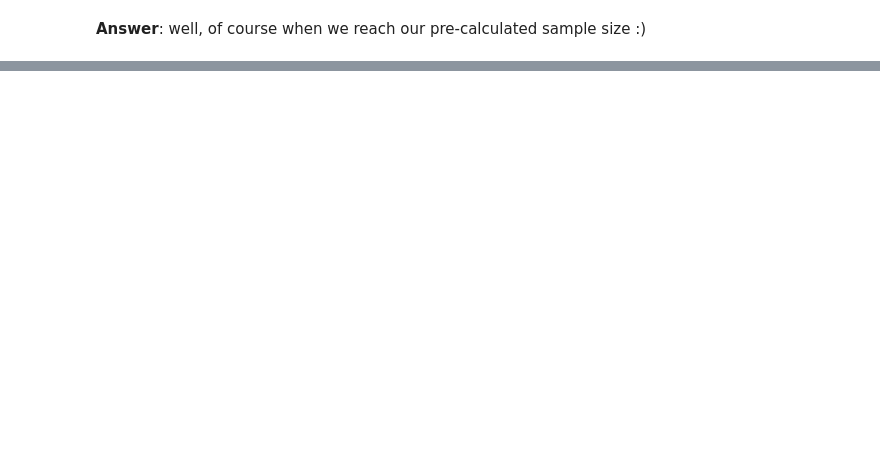
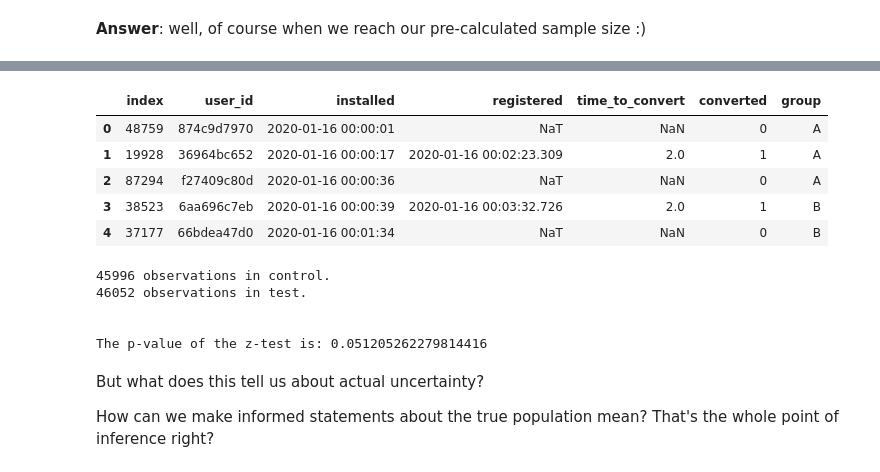
Before and after one commit to TCG85/ab-testing-intro, a Jupyter notebook: ironhack_presentation_20200213.ipynb, the cells around one changed output, grey strips where cells are left out. Cells and saved outputs as stored; diff of their text form; code cells hidden in the pictures; blank space fills up the shorter version.

```diff
--- a/ironhack_presentation_20200213.ipynb
+++ b/ironhack_presentation_20200213.ipynb
@@ -520,0 +532,4 @@ plt.show()
+# %%
+import utils as u
+new_data = u.transform_raw_data(new_data)
+new_data.head()
@@ -520,0 +735,24 @@ plt.show()
+# %%
+new_data.head()
+# %% [output]
+|  | index | user_id | installed | registered | time_to_convert | converted | group |
+| 0 | 48759 | 874c9d7970 | 2020-01-16 00:00:01 | NaT | NaN | 0 | A |
+| 1 | 19928 | 36964bc652 | 2020-01-16 00:00:17 | 2020-01-16 00:02:23.309 | 2.0 | 1 | A |
+| 2 | 87294 | f27409c80d | 2020-01-16 00:00:36 | NaT | NaN | 0 | A |
+| 3 | 38523 | 6aa696c7eb | 2020-01-16 00:00:39 | 2020-01-16 00:03:32.726 | 2.0 | 1 | B |
+| 4 | 37177 | 66bdea47d0 | 2020-01-16 00:01:34 | NaT | NaN | 0 | B |
+# %%
+test_proportion(df = new_data,
+                target_col_name = 'converted',
+                test_group = 'B',
+                control_group = 'A')
+# %% [output]
+45996 observations in control.
+46052 observations in test.
+
+
+The p-value of the z-test is: 0.051205262279814416
+# %% [markdown]
+But what does this tell us about actual uncertainty?
+
+How can we make informed statements about the true population mean? That's the whole point of inference right?
```
Also changed, not shown: parts of 65 cells of this notebook, 9 other files.
